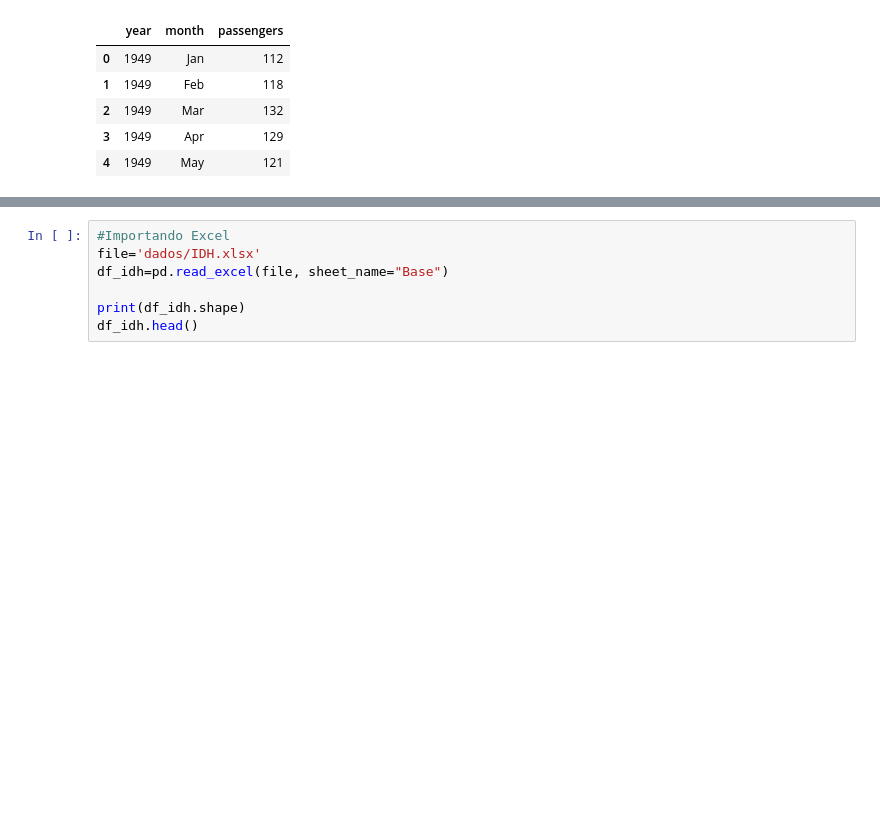
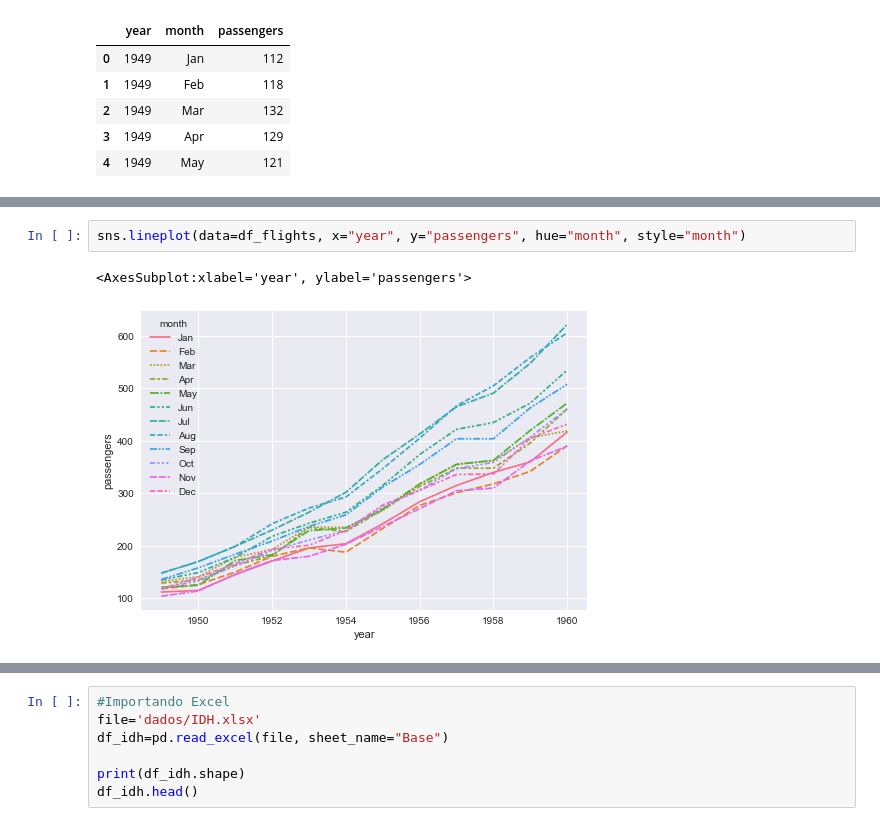
Before and after one commit to WladRamos/Estatistica_python, a Jupyter notebook: EstatisticaDescritiva.ipynb, the cells around one changed output, grey strips where cells are left out. Saved outputs shown, nothing was run; the diff lists cells and outputs as text; blank space fills up the shorter version.

```diff
--- a/EstatisticaDescritiva.ipynb
+++ b/EstatisticaDescritiva.ipynb
@@ -402,0 +414,5 @@ g=sns.lineplot(data=df_flights, x="year", y="passengers")
+# %%
+sns.lineplot(data=df_flights, x="year", y="passengers", hue="month", style="month")
+# %% [output]
+<AxesSubplot:xlabel='year', ylabel='passengers'>
+[figure, added]
```
Also changed, not shown: parts of 10 cells of this notebook.
